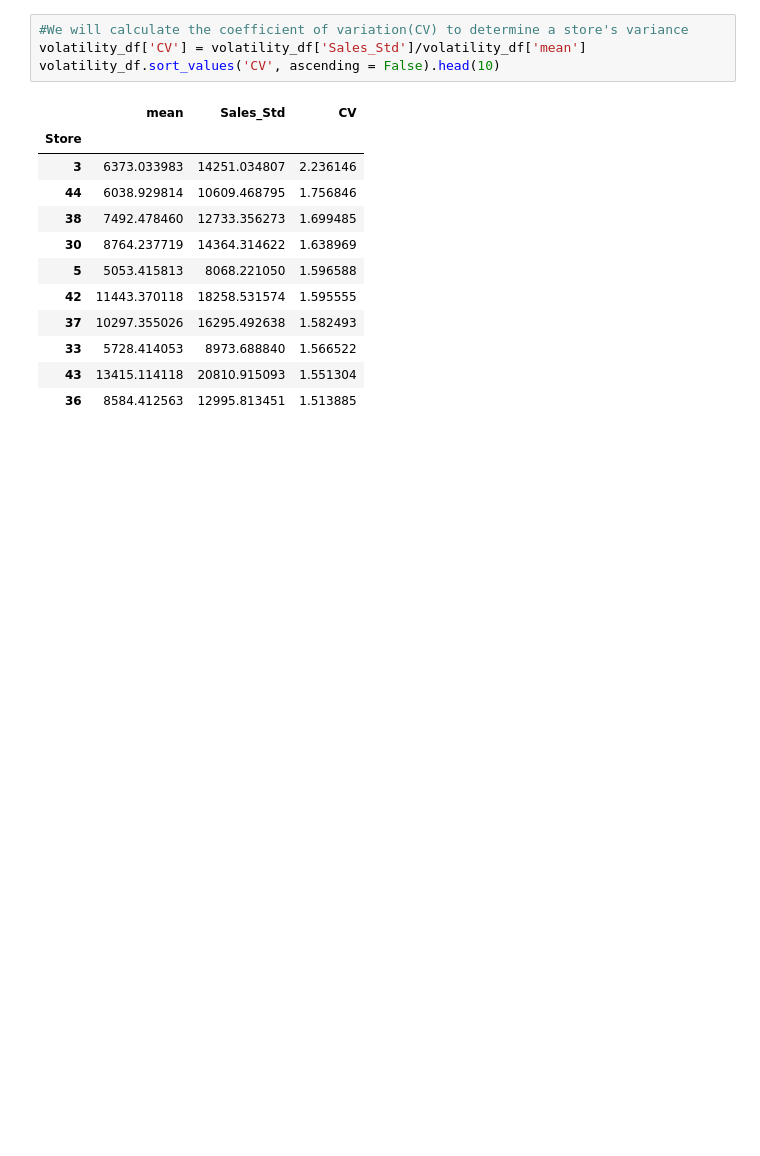
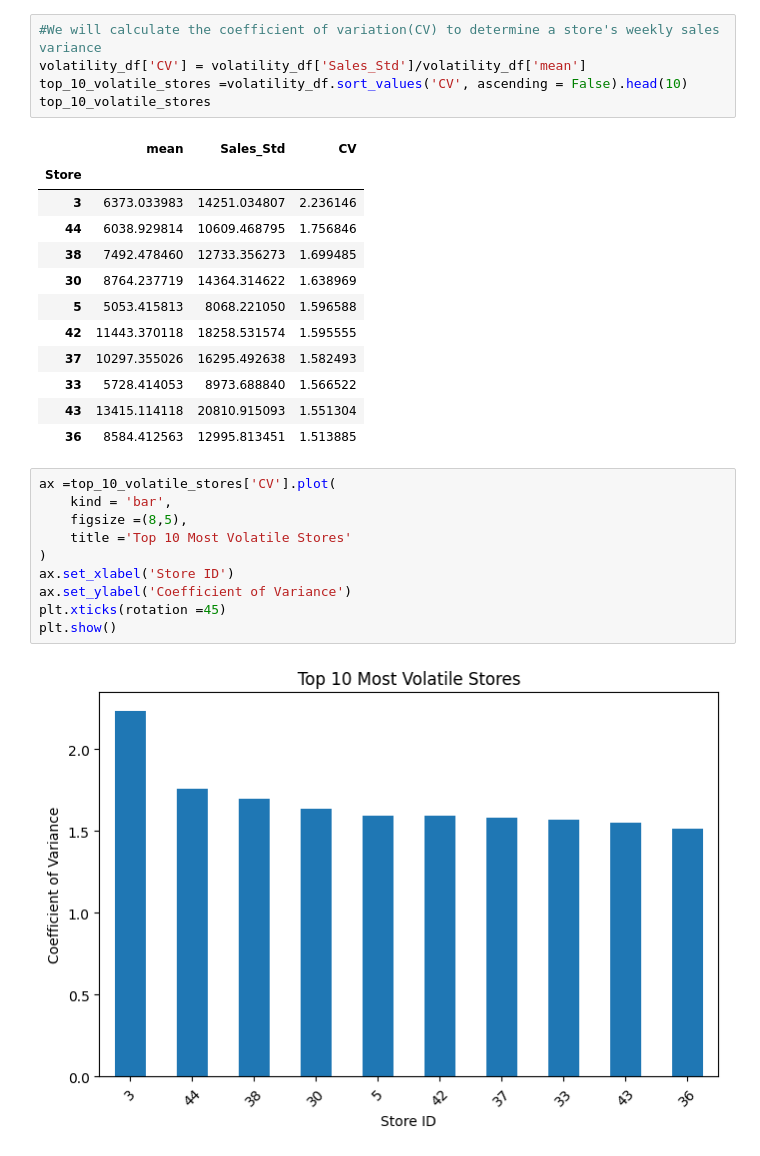
Before and after one commit to DavidO1621/Walmart-kpi-project, a Jupyter notebook: notebooks/01_EDA.ipynb, the cells around one changed output. Drawn from its saved outputs; the diff is of its cells as text; blank space fills up the shorter version.

Commit message:
finished phase 3 of the EDA with sales votality. will start on phase 4 with sql kpi

```diff
--- a/notebooks/01_EDA.ipynb
+++ b/notebooks/01_EDA.ipynb
@@ -190,9 +190,10 @@ volatility_df.head()
 | 4 | 29161.210415 | 34583.677814 |
 | 5 | 5053.415813 | 8068.221050 |
 # %%
-#We will calculate the coefficient of variation(CV) to determine a store's variance
+#We will calculate the coefficient of variation(CV) to determine a store's weekly sales variance
 volatility_df['CV'] = volatility_df['Sales_Std']/volatility_df['mean']
-volatility_df.sort_values('CV', ascending = False).head(10)
+top_10_volatile_stores =volatility_df.sort_values('CV', ascending = False).head(10)
+top_10_volatile_stores
 # %% [output]
 |  | mean | Sales_Std | CV |
 | Store |  |  |  |
@@ -206,6 +207,18 @@ volatility_df.sort_values('CV', ascending = False).head(10)
 | 33 | 5728.414053 | 8973.688840 | 1.566522 |
 | 43 | 13415.114118 | 20810.915093 | 1.551304 |
 | 36 | 8584.412563 | 12995.813451 | 1.513885 |
+# %%
+ax =top_10_volatile_stores['CV'].plot(
+    kind = 'bar',
+    figsize =(8,5),
+    title ='Top 10 Most Volatile Stores'
+)
+ax.set_xlabel('Store ID')
+ax.set_ylabel('Coefficient of Variance')
+plt.xticks(rotation =45)
+plt.show()
+# %% [output]
+[figure, added]
 # %% [markdown]
 ### Volatility Ranking
 Stores with higher coefficients of variation exhibit more unpredictable sales patterns, which may require more conservative inventory and staffing strategies.
```
Also changed, not shown: parts of 3 cells of this notebook.
